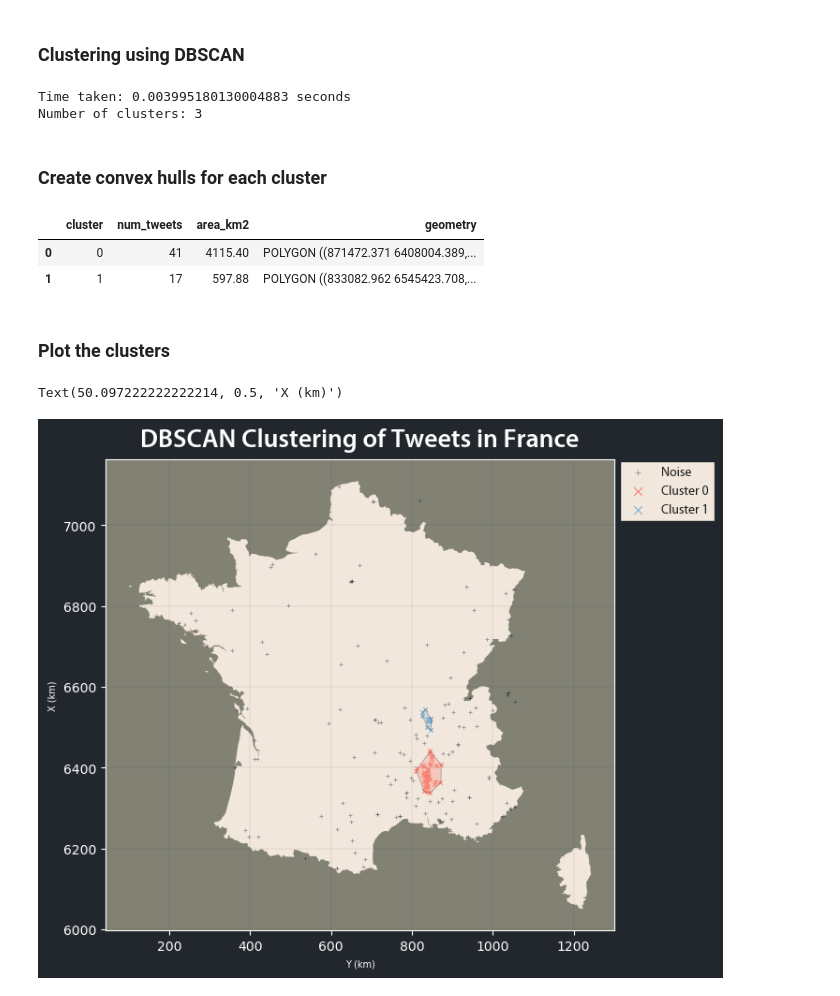
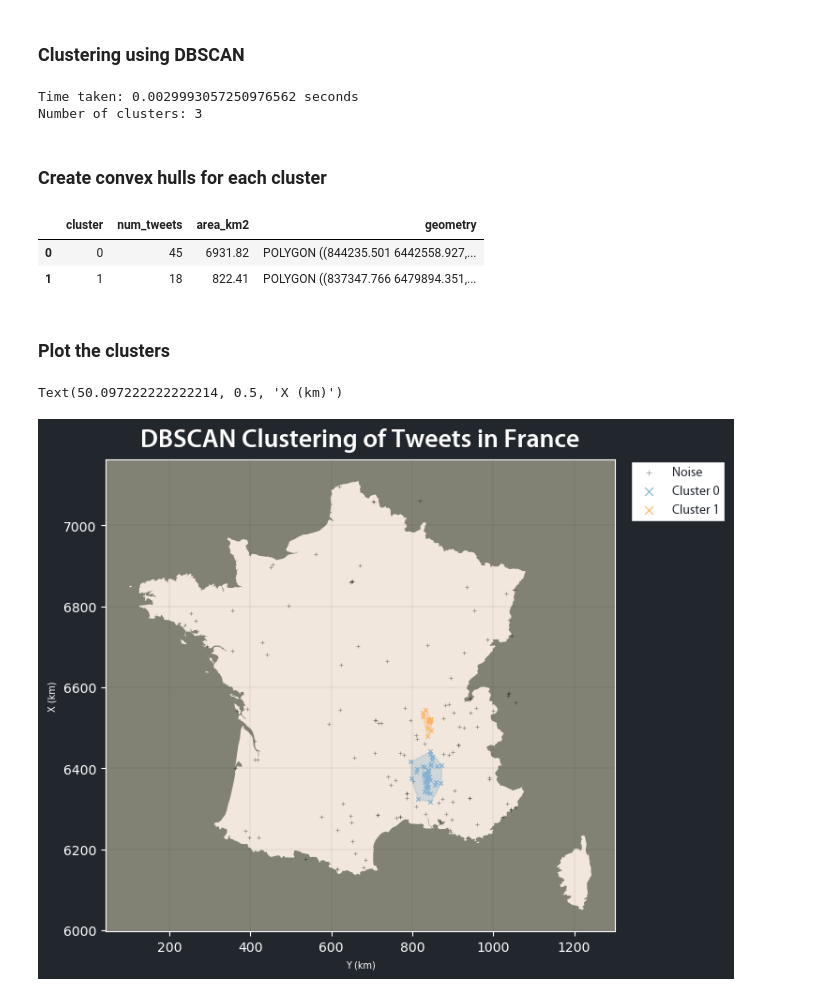
Before and after one commit to lletassey/clustering-tweets-earthquake, a Jupyter notebook: notebooks/algos/dbscan.ipynb, the cells around one changed output. Cells and saved outputs as stored; diff of their text form; code cells hidden in the pictures.

```diff
--- a/notebooks/algos/dbscan.ipynb
+++ b/notebooks/algos/dbscan.ipynb
@@ -95,8 +95,8 @@ COORDS = tweets[['x_m', 'y_m']].values
 # Set DBSCAN parameters
 # ? Higher minsamples or lower eps indicate higher density necessary to form a cluster
 # ? On noisy and large datasets, higher min_samples is better
-EPS = 20_000 # 20km
-MIN_SAMPLES = 5
+EPS = 25_000 # 20km
+MIN_SAMPLES = 8
 
 # Start timer
 start = time.time()
@@ -117,7 +117,7 @@ print("Number of clusters: {}".format(len(set(db.labels_))))
 # Store labels in tweets
 tweets['cluster'] = db.labels_
 # %% [output]
-Time taken: 0.003995180130004883 seconds
+Time taken: 0.0029993057250976562 seconds
 Number of clusters: 3
 # %% [markdown]
 ### Create convex hulls for each cluster
@@ -130,7 +130,10 @@ for cluster in set(db.labels_):
         # Get the coordinates of the points in the cluster
         points = COORDS[db.labels_ == cluster]
         # Create a convex hull
-        hull = ConvexHull(points)
+        try:
+            hull = ConvexHull(points)
+        except:
+            continue
         # Append the cluster and hull to the geodataframe using concat instead of append
         hulls = pd.concat([hulls, gpd.GeoDataFrame({
             'cluster': [cluster],
@@ -146,8 +149,8 @@ hulls['area_km2'] = round(hulls['geometry'].area / 1_000_000, 2)
 hulls.head()
 # %% [output]
 |  | cluster | num_tweets | area_km2 | geometry |
-| 0 | 0 | 41 | 4115.40 | POLYGON ((871472.371 6408004.389,... |
-| 1 | 1 | 17 | 597.88 | POLYGON ((833082.962 6545423.708,... |
+| 0 | 0 | 45 | 6931.82 | POLYGON ((844235.501 6442558.927,... |
+| 1 | 1 | 18 | 822.41 | POLYGON ((837347.766 6479894.351,... |
 # %% [markdown]
 ### Plot the clusters
 # %%
@@ -168,39 +171,39 @@ for cluster in tweets.cluster.unique():
         label='Noise' if cluster == -1 else 'Cluster {}'.format(cluster),
         alpha=0.4 if cluster == -1 else 1,
         marker='x' if cluster != -1 else '+',
-        color='#161819' if cluster == -1 else 'C{}'.format(cluster + 3),
+        color='#161819' if cluster == -1 else 'C{}'.format(cluster + 4),
         linewidth=0.6 if cluster == -1 else 0.8,
     )
 
 for cluster in hulls.cluster:
     hulls[hulls.cluster == cluster].plot(
         ax=base,
         alpha=0.3,
-        color='C{}'.format(cluster + 3),
-        edgecolor='#161819',
-        linewidth=0.6,
+        color='C{}'.format(cluster + 4),
+        edgecolor='C{}'.format(cluster + 4),
+        linewidth=1
     )
 
 # Set title
 base.set_title("DBSCAN Clustering of Tweets in France", fontsize=20, family='Myriad Pro', weight='medium', color='white', pad=10)
 
 # Set legend
-base.legend(loc='best', bbox_to_anchor=(1.21, 1.01), prop={'family': 'Myriad Pro', 'weight': 'book'}, fontsize=9, labelcolor='#161819', markerscale=2, facecolor='#F2E7DC', title_fontsize=14, fancybox=False, framealpha=1, edgecolor='#22272e')
+base.legend(loc='best', bbox_to_anchor=(1.23, 1.01), prop={'family': 'Myriad Pro', 'weight': 'book'}, fontsize=9, labelcolor='#22272e', markerscale=2, facecolor='white', title_fontsize=14, fancybox=False, framealpha=1, edgecolor='#22272e')
 
 # Add grid
 base.grid(color='#161819', linestyle='-', linewidth=0.2, alpha=0.3)
 
 # Change tick labels
 m2km = lambda x, _: f'{x/1000:g}'
 base.xaxis.set_major_formatter(m2km)
 base.yaxis.set_major_formatter(m2km)
 
 # Set axis labels
 base.set_xlabel("Y (km)", fontsize=7, labelpad=5)
 base.set_ylabel("X (km)", fontsize=7, labelpad=5)
 # %% [output]
 Text(50.097222222222214, 0.5, 'X (km)')
-[figure, old version]
+[figure, new version]
 # %%
 # Save figure
 base.get_figure().savefig('../images/dbscan.png', dpi=300, bbox_inches='tight', facecolor=base.get_figure().get_facecolor(), edgecolor='none')
```
Also changed, not shown: 1 other file.
